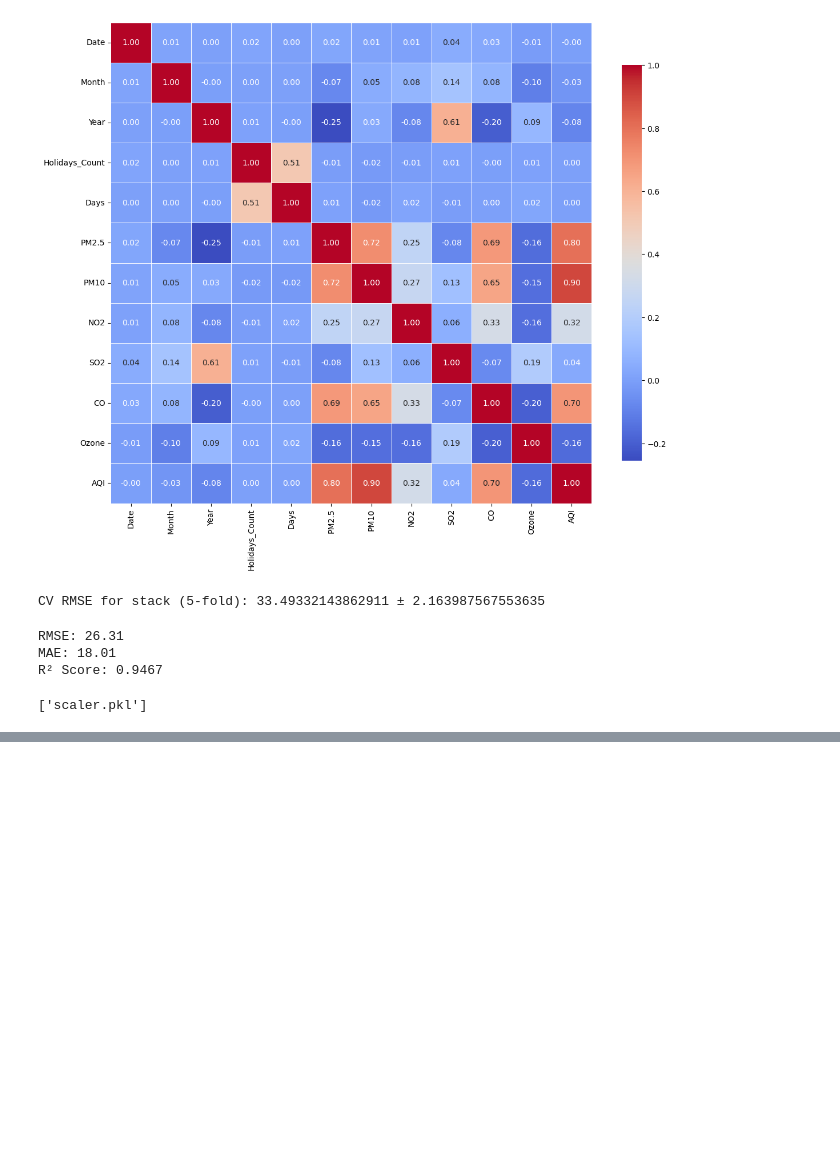
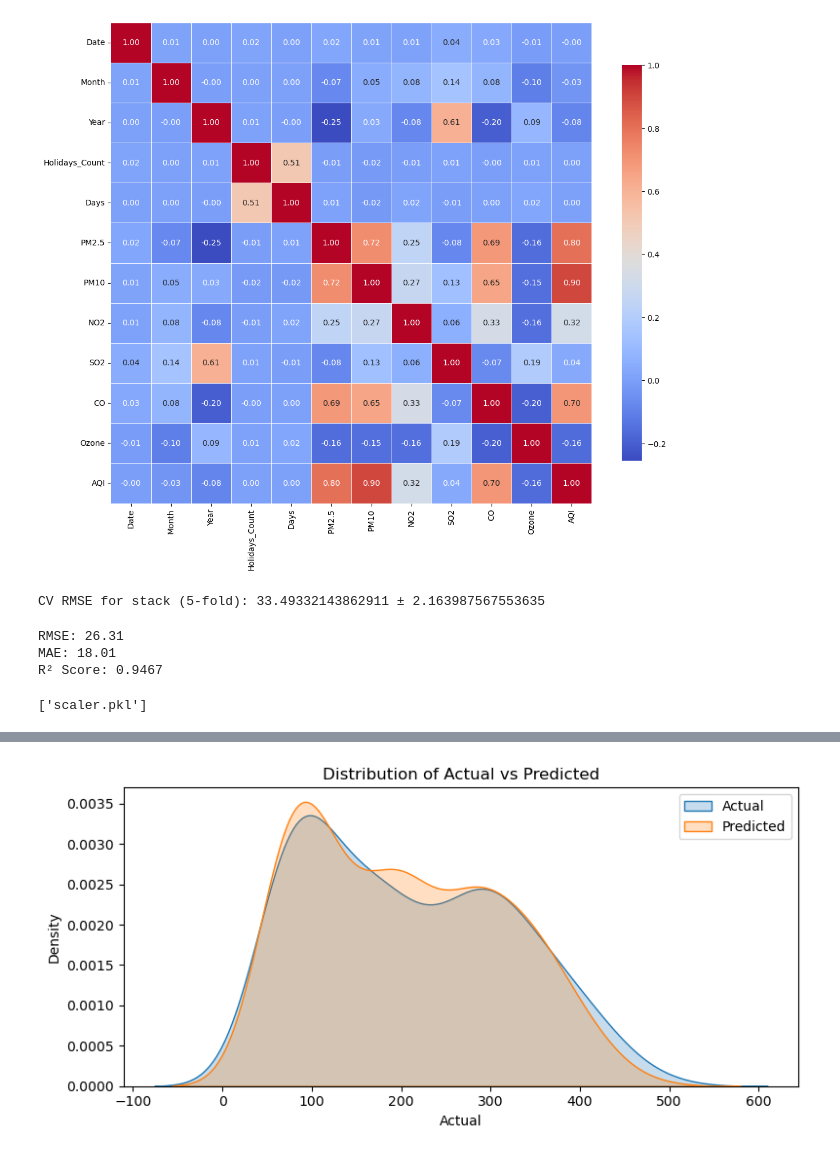
Before and after one commit to rohansirohi07/MIN13, a Jupyter notebook: aqi.ipynb, the cells around one changed output, grey strips where cells are left out. Cells and saved outputs as stored; diff of their text form; code cells hidden in the pictures; blank space fills up the shorter version.

```diff
--- a/aqi.ipynb
+++ b/aqi.ipynb
@@ -164,0 +207,10 @@ joblib.dump(scaler, "scaler.pkl")
+# %%
+plt.figure(figsize=(8,4))
+sns.kdeplot(results_df["Actual"], label="Actual", fill=True)
+sns.kdeplot(results_df["Predicted"], label="Predicted", fill=True)
+plt.title("Distribution of Actual vs Predicted")
+plt.legend()
+plt.tight_layout()
+plt.show()
+# %% [output]
+[figure, added]
```
Also changed, not shown: parts of 3 cells of this notebook, 2 other files.
